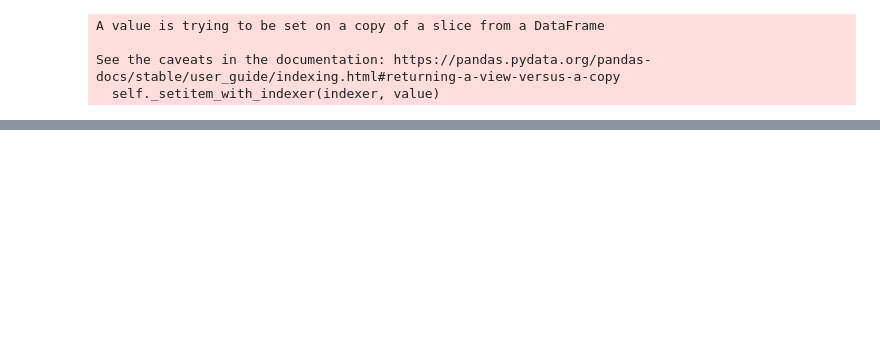
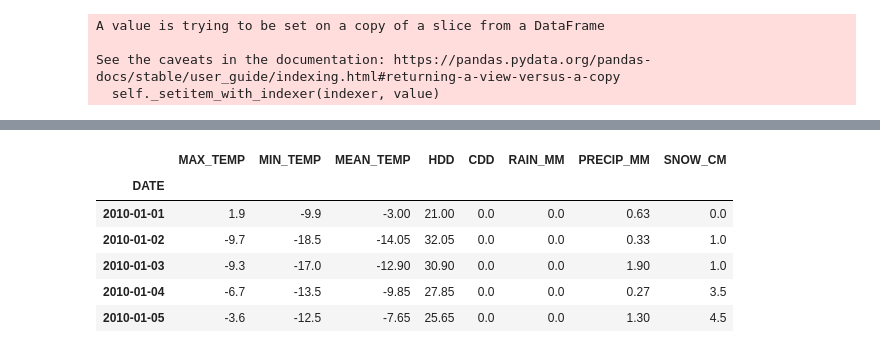
Before and after one commit to cebulada/Data-Science-Group-10, a Jupyter notebook: 02-Geopandas_and_Merging.ipynb, the cells around one changed output, grey strips where cells are left out. Drawn from its saved outputs; the diff is of its cells as text; code cells hidden in the pictures; blank space fills up the shorter version.

```diff
--- a/02-Geopandas_and_Merging.ipynb
+++ b/02-Geopandas_and_Merging.ipynb
@@ -134,0 +117,6 @@ print(f"{HYDRANTS_RAW_UNZIPPED_DIRECTORY} exists") if os.path.isdir(HYDRANTS_RAW
+# %%
+# Create folders for toronto_weather
+WEATHER_RAW_UNZIPPED_DIRECTORY = create_folder(folder_name=os.path.join(RAW_UNZIPPED_DIRECTORY, "TORONTO_WEATHER"))
+WEATHER_PROCESSED_UNZIPPED_DIRECTORY = create_folder(folder_name=os.path.join(PROCESSED_UNZIPPED_DIRECTORY, "TORONTO_WEATHER"))
+WEATHER_PROCESSED_ZIPPED_DIRECTORY = create_folder(folder_name=os.path.join(PROCESSED_ZIPPED_DIRECTORY, "TORONTO_WEATHER"))
+WEATHER_PROCESSED_UNZIPPED_DIRECTORY = create_folder(folder_name=os.path.join(PROCESSED_UNZIPPED_DIRECTORY, "TORONTO_WEATHER"))
@@ -749,0 +774,21 @@ df_slice.to_csv(PAT_FINAL_CSV_GZIP, compression="gzip")
+# %%
+# write toronto_weather data to a .csv.bz2 (compressed file)
+PATH_WEATHER_FINAL_CSV = os.path.join(WEATHER_PROCESSED_UNZIPPED_DIRECTORY, "2010-2020_Toronto_Weather.csv")
+
+# read the csv into a DataFrame
+df_weather = pd.read_csv(PATH_WEATHER_FINAL_CSV, parse_dates=["DATE"],
+                        index_col="DATE")
+
+# write the csv to a csv.bz2 (compressed file)
+PATH_WEATHER_FINAL_CSV_BZ2 = os.path.join(WEATHER_PROCESSED_ZIPPED_DIRECTORY, "2010-2020_Toronto_Weather.csv.bz2")
+df_weather.to_csv(PATH_WEATHER_FINAL_CSV_BZ2, compression='bz2')
+
+df_weather.head()
+# %% [output]
+|  | MAX_TEMP | MIN_TEMP | MEAN_TEMP | HDD | CDD | RAIN_MM | PRECIP_MM | SNOW_CM |
+| DATE |  |  |  |  |  |  |  |  |
+| 2010-01-01 | 1.9 | -9.9 | -3.00 | 21.00 | 0.0 | 0.0 | 0.63 | 0.0 |
+| 2010-01-02 | -9.7 | -18.5 | -14.05 | 32.05 | 0.0 | 0.0 | 0.33 | 1.0 |
+| 2010-01-03 | -9.3 | -17.0 | -12.90 | 30.90 | 0.0 | 0.0 | 1.90 | 1.0 |
+| 2010-01-04 | -6.7 | -13.5 | -9.85 | 27.85 | 0.0 | 0.0 | 0.27 | 3.5 |
+| 2010-01-05 | -3.6 | -12.5 | -7.65 | 25.65 | 0.0 | 0.0 | 1.30 | 4.5 |
```
Also changed, not shown: parts of 48 cells of this notebook, 25 other files.
